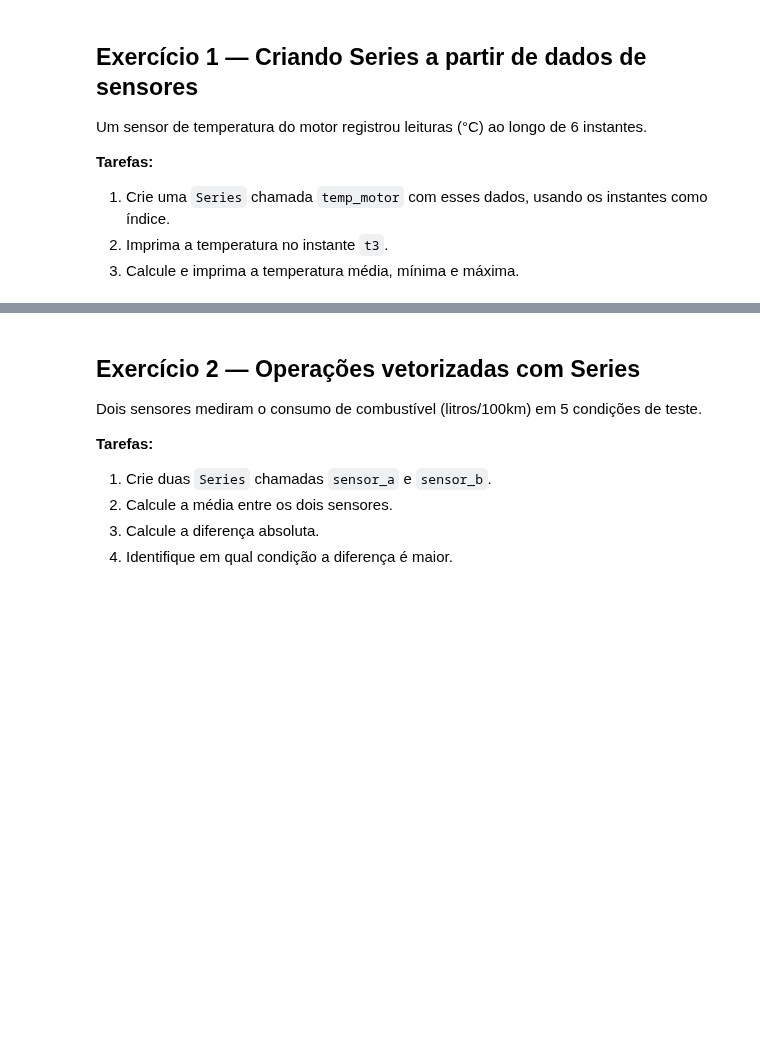
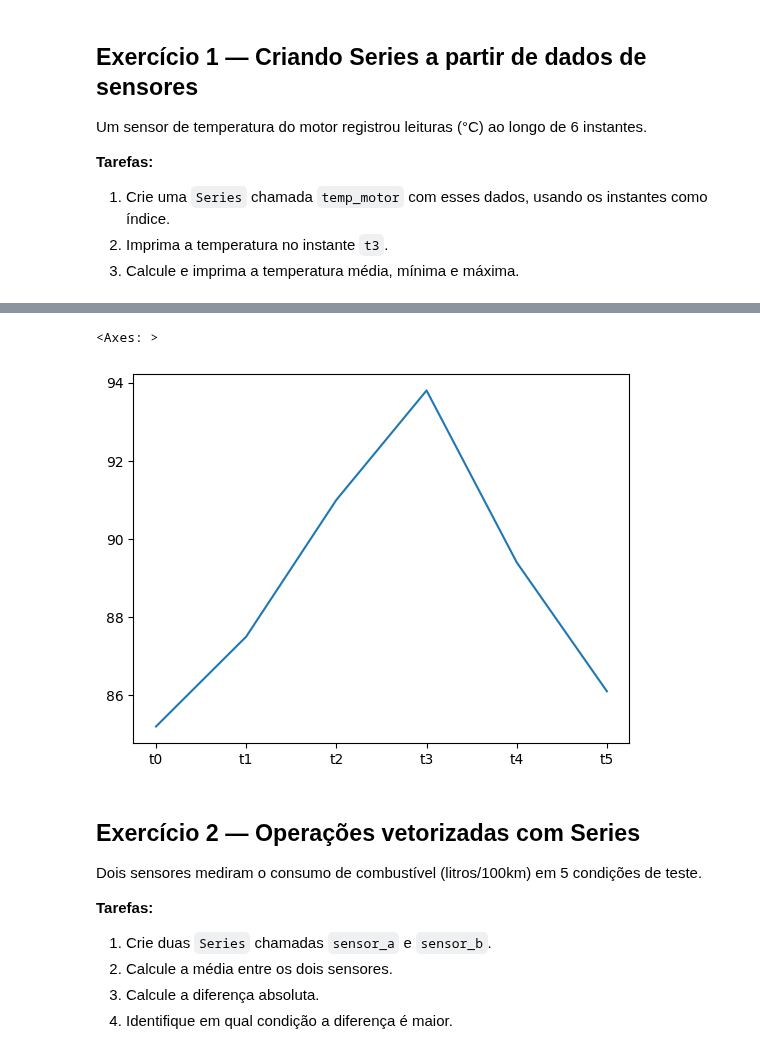
Before and after one commit to filipecalegario/intro-programacao-python, a Jupyter notebook: 11_Dados_Visualizacao/Exercicios_Pandas_Visualizacao_preenchido.ipynb, the cells around one changed output, grey strips where cells are left out. Cells and saved outputs as stored; diff of their text form; code cells hidden in the pictures; blank space fills up the shorter version.

```diff
--- a/11_Dados_Visualizacao/Exercicios_Pandas_Visualizacao_preenchido.ipynb
+++ b/11_Dados_Visualizacao/Exercicios_Pandas_Visualizacao_preenchido.ipynb
@@ -41,3 +56,8 @@ print(f"Máxima: {temp_motor.max()} °C")
+# %%
+temp_motor.plot()
+# %% [output]
+<Axes: >
+[figure, added]
 # %% [markdown]
 ## Exercício 2 — Operações vetorizadas com Series
 
```
Also changed, not shown: parts of 47 cells of this notebook.
